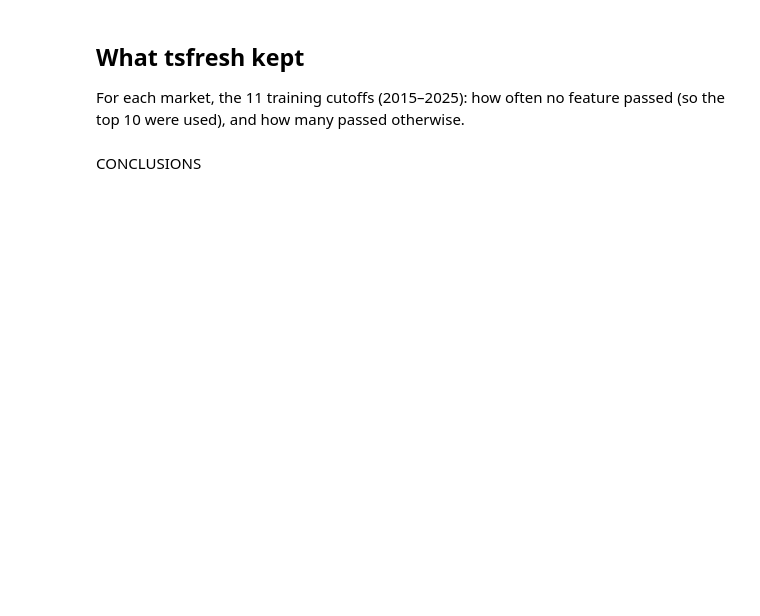
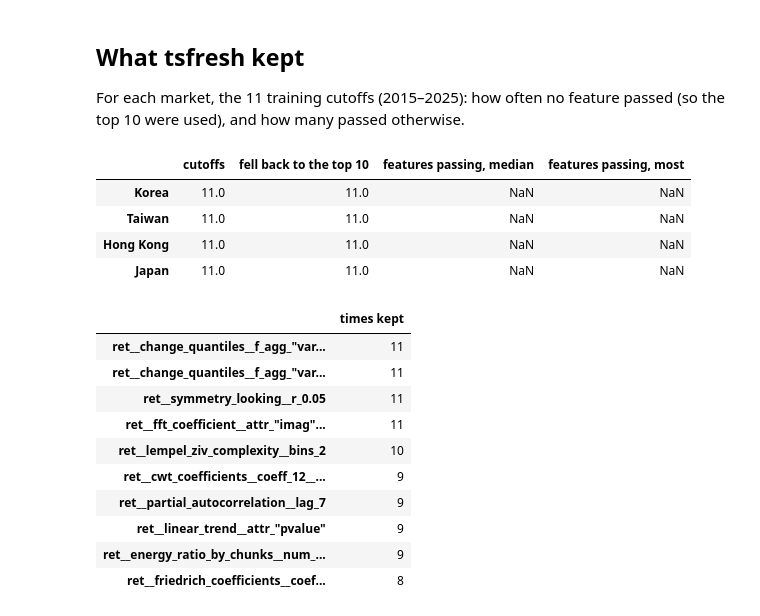
Before and after one commit to kesavakrishna/asean-ml-forecasting, a Jupyter notebook: new_markets.ipynb, the cells around one changed output. Drawn from its saved outputs; the diff is of its cells as text; code cells hidden in the pictures; blank space fills up the shorter version.

```diff
--- a/new_markets.ipynb
+++ b/new_markets.ipynb
@@ -108,13 +223,28 @@ For each market, the 11 training cutoffs (2015–2025): how often no feature pas
 # %%
 rows, kept = {}, Counter()
 for m in markets:
-    chosen = pd.read_pickle(SAVED / f"tsfresh_selection_close_to_close_{m}.pkl")
+    chosen = pd.read_pickle(SAVED / f"tsfresh_selection_close_to_close_{m}.pkl".replace(" ", "_"))
     passed = [len(cols) for cols, fell_back in chosen.values() if not fell_back]
     rows[m] = {"cutoffs": len(chosen), "fell back to the top 10": sum(f for _, f in chosen.values()),
                "features passing, median": np.median(passed) if passed else np.nan,
                "features passing, most": max(passed) if passed else np.nan}
     kept.update(c for cols, _ in chosen.values() for c in cols)
 display(pd.DataFrame(rows).T)
 pd.Series(dict(kept.most_common(10)), name="times kept").to_frame()
+# %% [output]
+|  | cutoffs | fell back to the top 10 | features passing, median | features passing, most |
+| Korea | 11.0 | 11.0 | NaN | NaN |
+| Taiwan | 11.0 | 11.0 | NaN | NaN |
+| Hong Kong | 11.0 | 11.0 | NaN | NaN |
+| Japan | 11.0 | 11.0 | NaN | NaN |
+|  | times kept |
+| ret__change_quantiles__f_agg_"var... | 11 |
+| ret__change_quantiles__f_agg_"var... | 11 |
+| ret__symmetry_looking__r_0.05 | 11 |
+| ret__fft_coefficient__attr_"imag"... | 11 |
+| ret__lempel_ziv_complexity__bins_2 | 10 |
+| ret__cwt_coefficients__coeff_12__... | 9 |
+| ret__partial_autocorrelation__lag_7 | 9 |
+| ret__linear_trend__attr_"pvalue" | 9 |
+| ret__energy_ratio_by_chunks__num_... | 9 |
+| ret__friedrich_coefficients__coef... | 8 |
-# %% [markdown]
-CONCLUSIONS
```
Also changed, not shown: parts of 12 cells of this notebook, 2 other files.
